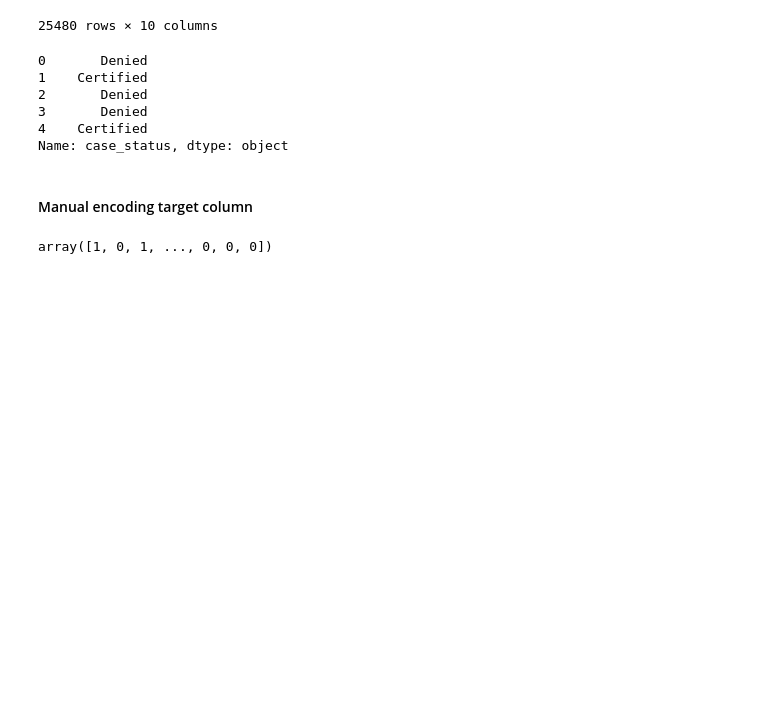
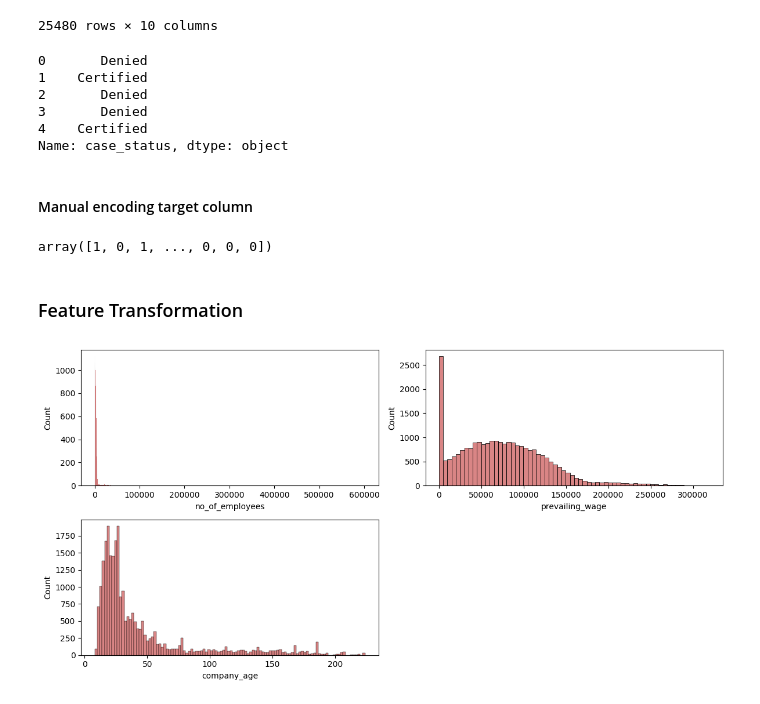
Before and after one commit to tproma/End_to_End_ML_Visa_Approval_Prediction, a Jupyter notebook: Notebook/2_Feature_Engineering_and_Model_Training.ipynb, the cells around one changed output. Saved outputs shown, nothing was run; the diff lists cells and outputs as text; code cells hidden in the pictures; blank space fills up the shorter version.

Commit message:
Feature Transformation added

```diff
--- a/Notebook/2_Feature_Engineering_and_Model_Training.ipynb
+++ b/Notebook/2_Feature_Engineering_and_Model_Training.ipynb
@@ -146,3 +146,15 @@ y = np.where(y=="Denied", 1,0)
 y
 # %% [output]
 array([1, 0, 1, ..., 0, 0, 0])
+# %% [markdown]
+### Feature Transformation
+# %%
+# distribution of data before scaling
+plt.figure(figsize=(12, 6))
+for i, col in enumerate(['no_of_employees','prevailing_wage','company_age']):
+    plt.subplot(2, 2, i+1)
+    sns.histplot(x=X[col], color='indianred')
+    plt.xlabel(col)
+    plt.tight_layout()
+# %% [output]
+[figure, added]
```
